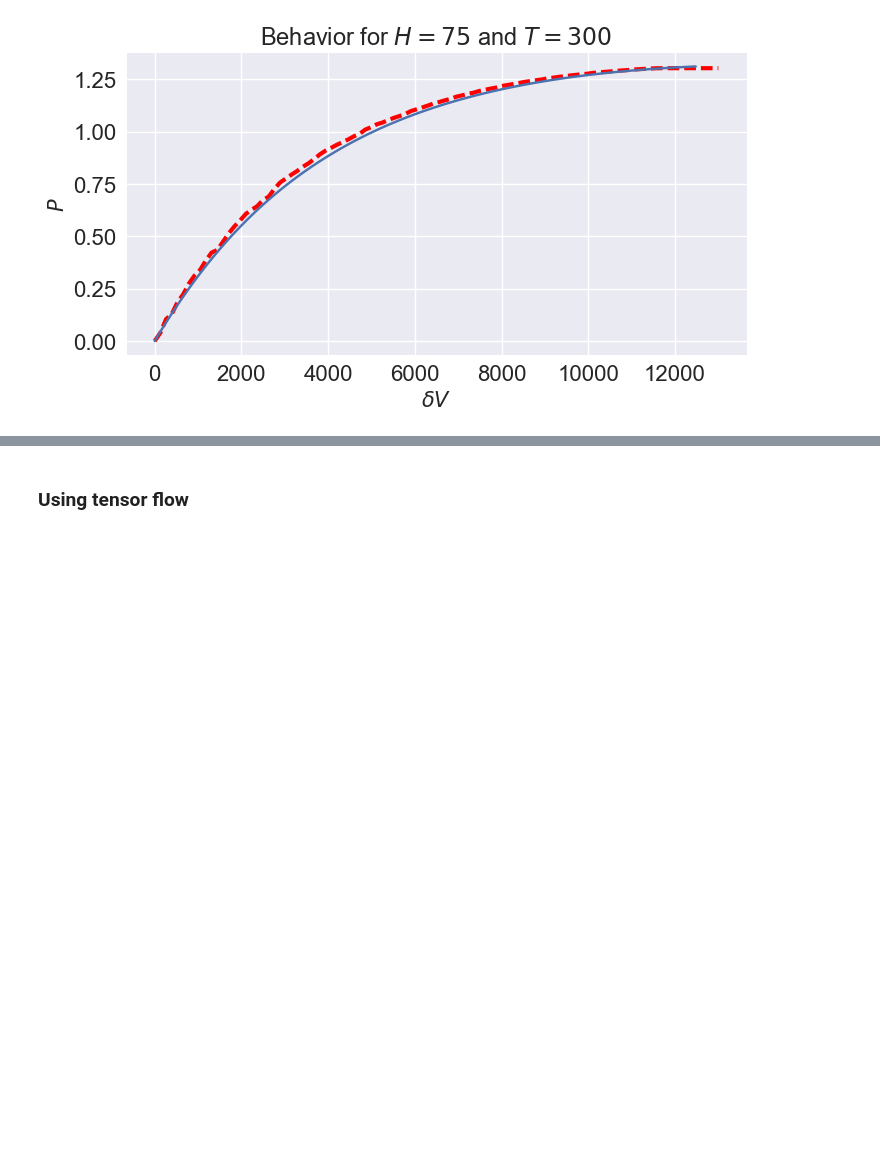
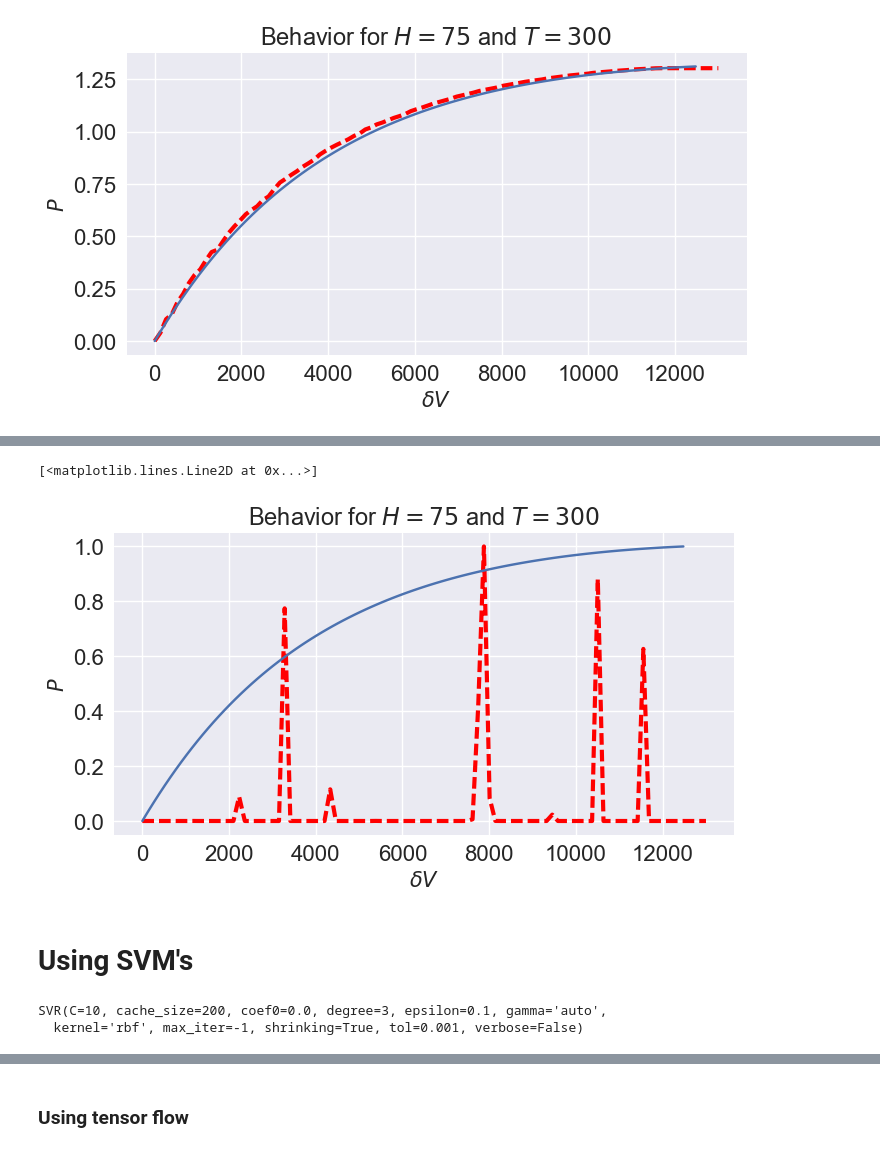
Before and after one commit to matheuscfernandes/mechanics-ml, a Jupyter notebook: SoftActuator/Notebook1.ipynb, the cells around one changed output, grey strips where cells are left out. Cells and saved outputs as stored; diff of their text form; code cells hidden in the pictures; blank space fills up the shorter version.

```diff
--- a/SoftActuator/Notebook1.ipynb
+++ b/SoftActuator/Notebook1.ipynb
@@ -168,0 +199,28 @@ plt.plot(data2[:,0],data2[:,1])
+# %%
+H=75;T=300
+data2=np.loadtxt('pv-H75T300.txt', delimiter=' ')
+
+V=linspace(0,13000,100)
+HAll=H+V*0
+TAll=T+V*0
+dataPredict=np.column_stack((HAll,TAll,V))
+P_p=GPR.predict(dataPredict)
+plt.title(r'Behavior for $H=75$ and $T=300$')
+plt.xlabel(r'$\delta V$')
+plt.ylabel(r'$P$')
+plt.plot(V,P_p/max(P_p),'r--',label='Prediction',lw=3)
+plt.plot(data2[:,0],data2[:,1]/max(data2[:,1]))
+# %% [output]
+[<matplotlib.lines.Line2D at 0x...>]
+[figure, added]
+# %% [markdown]
+# Using SVM's
+# %%
+from sklearn import svm
+
+SVMR=svm.SVR(C=10, kernel='rbf')
+
+SVMR.fit(XTrain,YTrain)
+# %% [output]
+SVR(C=10, cache_size=200, coef0=0.0, degree=3, epsilon=0.1, gamma='auto',
+  kernel='rbf', max_iter=-1, shrinking=True, tol=0.001, verbose=False)
```
Also changed, not shown: parts of 9 cells of this notebook.
